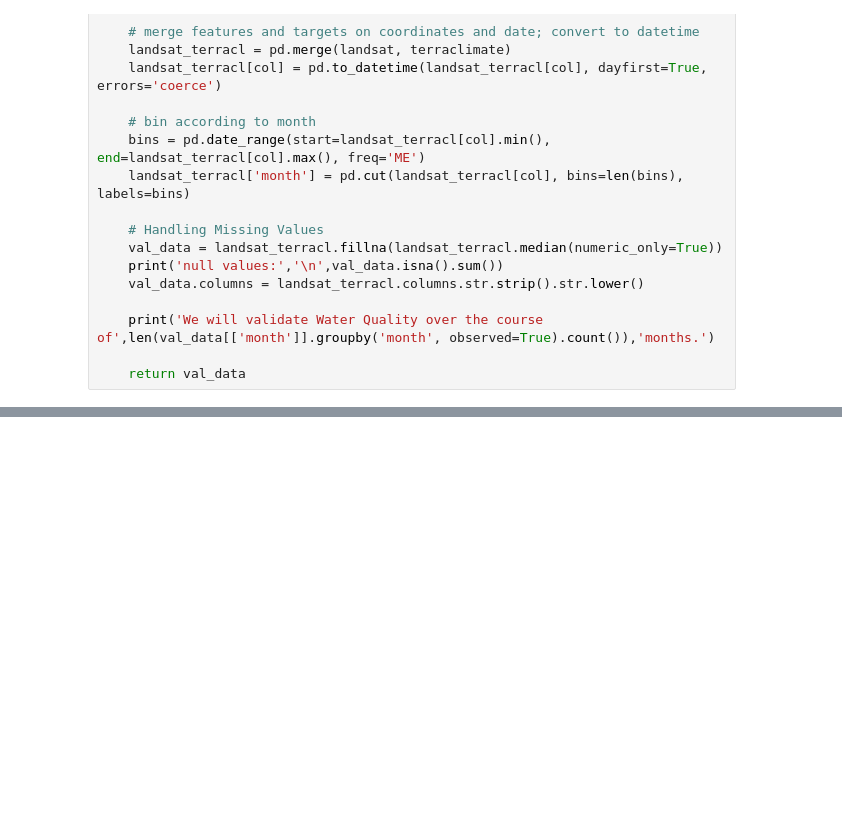
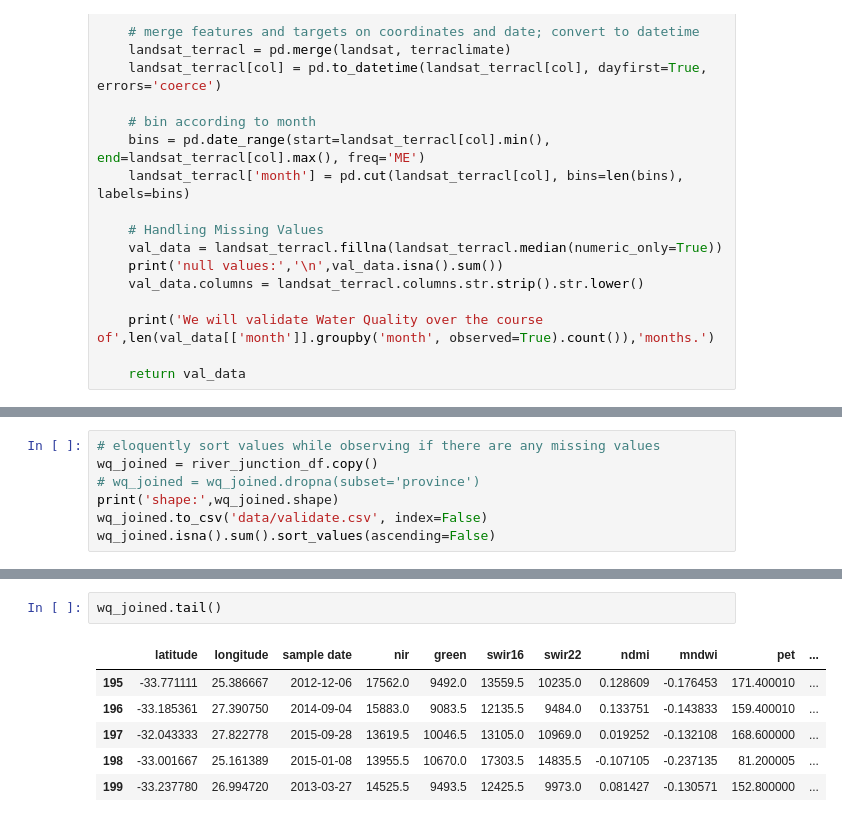
Before and after one commit to kylerod22/siads593-water-sustainability, a Jupyter notebook: 08-rjbest-sungmiki-kylerod-2026winter/src/validate.ipynb, the cells around one changed output, grey strips where cells are left out. Saved outputs shown, nothing was run; the diff lists cells and outputs as text; blank space fills up the shorter version.

Commit message:
add validate.ipynb/csv

```diff
--- a/08-rjbest-sungmiki-kylerod-2026winter/src/validate.ipynb
+++ b/08-rjbest-sungmiki-kylerod-2026winter/src/validate.ipynb
@@ -56,0 +447,7 @@ df.head()
+# %%
+# eloquently sort values while observing if there are any missing values
+wq_joined = river_junction_df.copy()
+# wq_joined = wq_joined.dropna(subset='province')
+print('shape:',wq_joined.shape)
+wq_joined.to_csv('data/validate.csv', index=False)
+wq_joined.isna().sum().sort_values(ascending=False)
@@ -56,0 +474,9 @@ df.head()
+# %%
+wq_joined.tail()
+# %% [output]
+|  | latitude | longitude | sample date | nir | green | swir16 | swir22 | ndmi | mndwi | pet | ... |
+| 195 | -33.771111 | 25.386667 | 2012-12-06 | 17562.0 | 9492.0 | 13559.5 | 10235.0 | 0.128609 | -0.176453 | 171.400010 | ... |
+| 196 | -33.185361 | 27.390750 | 2014-09-04 | 15883.0 | 9083.5 | 12135.5 | 9484.0 | 0.133751 | -0.143833 | 159.400010 | ... |
+| 197 | -32.043333 | 27.822778 | 2015-09-28 | 13619.5 | 10046.5 | 13105.0 | 10969.0 | 0.019252 | -0.132108 | 168.600000 | ... |
+| 198 | -33.001667 | 25.161389 | 2015-01-08 | 13955.5 | 10670.0 | 17303.5 | 14835.5 | -0.107105 | -0.237135 | 81.200005 | ... |
+| 199 | -33.237780 | 26.994720 | 2013-03-27 | 14525.5 | 9493.5 | 12425.5 | 9973.0 | 0.081427 | -0.130571 | 152.800000 | ... |
```
Also changed, not shown: parts of 15 cells of this notebook, 1 other file.
